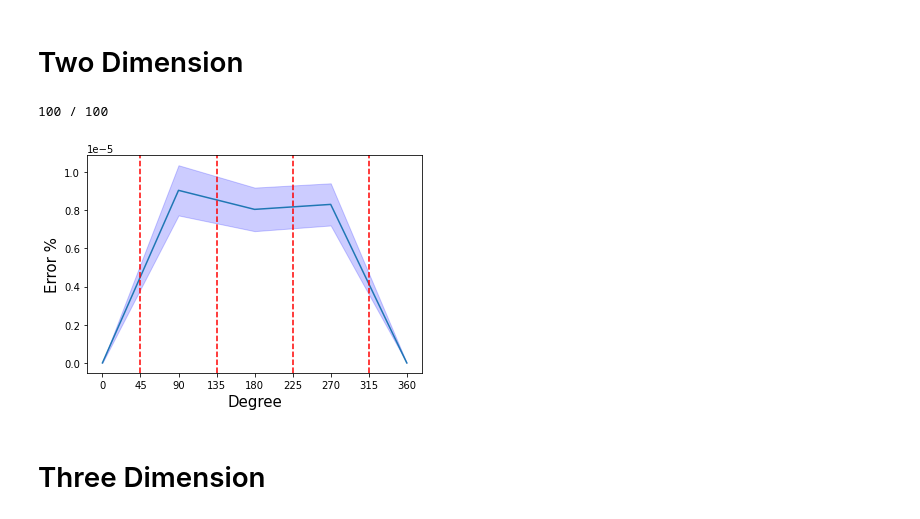
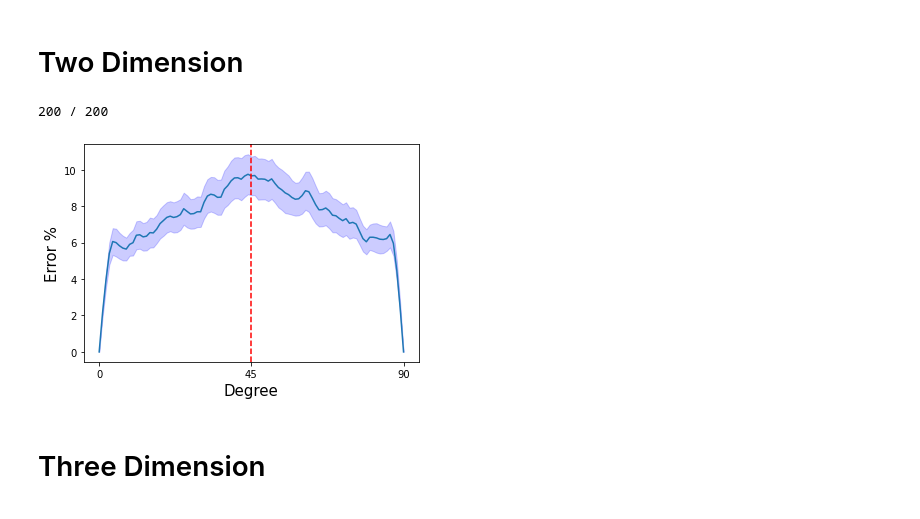
Before and after one commit to SoumyabrataKundu/Steerable, a Jupyter notebook: Equivariance.ipynb, the cells around one changed output. Cells and saved outputs as stored; diff of their text form; code cells hidden in the pictures.

```diff
--- a/Equivariance.ipynb
+++ b/Equivariance.ipynb
@@ -34,19 +34,20 @@ def check_equivariance(model, dataset, transfomation=None):
             outputs2 = model(inputs2.unsqueeze(0).to(device))[0]
             return (torch.linalg.vector_norm(outputs1-outputs2) / torch.linalg.vector_norm(outputs1)).item() * 100
 
-    n_sim = 100
-    degrees = torch.arange(0, 361, 90)
+    n_sim = 200
+    degrees = torch.arange(0, 91, 1)
     values = torch.zeros(n_sim, len(degrees))
 
     for sim in range(n_sim):
         inputs = dataset[torch.randint(0, len(dataset), (1,)).item()][0]
+        with torch.no_grad():
+            for parameters in model.parameters():
+                parameters.copy_(torch.randn_like(parameters))
+            for i, degree in enumerate(degrees):
+                inputs_rot = transfomation(inputs, degree) if transfomation else inputs
+                values[sim, i] = diff_output(inputs, inputs_rot)
 
-
-        for i, degree in enumerate(degrees):
-            inputs_rot = transfomation(inputs, degree) if transfomation else inputs
-            values[sim, i] = diff_output(inputs, inputs_rot)
-
-        print(f'{sim+1} / {n_sim}', end='\r')
+        print(f'Simulation : {sim+1} / {n_sim}', end='\r')
 
     diff_mean = values.mean(dim=0)
     diff_std = values.std(dim=0)
@@ -64,34 +65,34 @@ def check_equivariance(model, dataset, transfomation=None):
 # %%
 # Model
 class Model(torch.nn.Module):
     def __init__(self) -> None:
         super().__init__()
         freq_cutoff = 8
-        n_angle = 40
+        n_angle = 2000
 
         self.network = torch.nn.Sequential(
-            snn.SE2ConvType1(1, 2, 3, freq_cutoff, n_angle=n_angle, padding='same'),
-            snn.SE2CGNonLinearity(8),
+            snn.SE2ConvType1(1, 2, 3, freq_cutoff, n_angle=n_angle, padding='same', interpolation_type=5),
+            snn.SE2CGNonLinearity(8, n_angle),
             snn.SE2BatchNorm(),
-            snn.SE2ConvType2(2, 2, 3, freq_cutoff, n_angle=n_angle, padding='same'),
+            snn.SE2ConvType2(2, 2, 3, freq_cutoff, n_angle=n_angle, padding='same', interpolation_type=5),
             snn.SE2BatchNorm(),
 
             snn.SE2AvgPool(4),
-            snn.SE2ConvType2(2, 2, 7,freq_cutoff, n_angle=n_angle),
+            snn.SE2ConvType2(2, 2, 7,freq_cutoff, n_angle=n_angle, interpolation_type=5),
 
             snn.SE2NormFlatten()
         )
 
     def forward(self,x):
         return self.network(x.type(torch.cfloat))
 
 # Check Equivariance
 model = Model().to(device)
 dataset = GaussianDataset(size =(1,28,28))
 check_equivariance(model, dataset, lambda x, degree:snn.rotate_image(x, degree))
 # %% [output]
-100 / 100
+200 / 200
-[figure, old version]
+[figure, new version]
 # %% [markdown]
 # Three Dimension
 # %%
```
Also changed, not shown: parts of 1 cell of this notebook, 2 other files.
